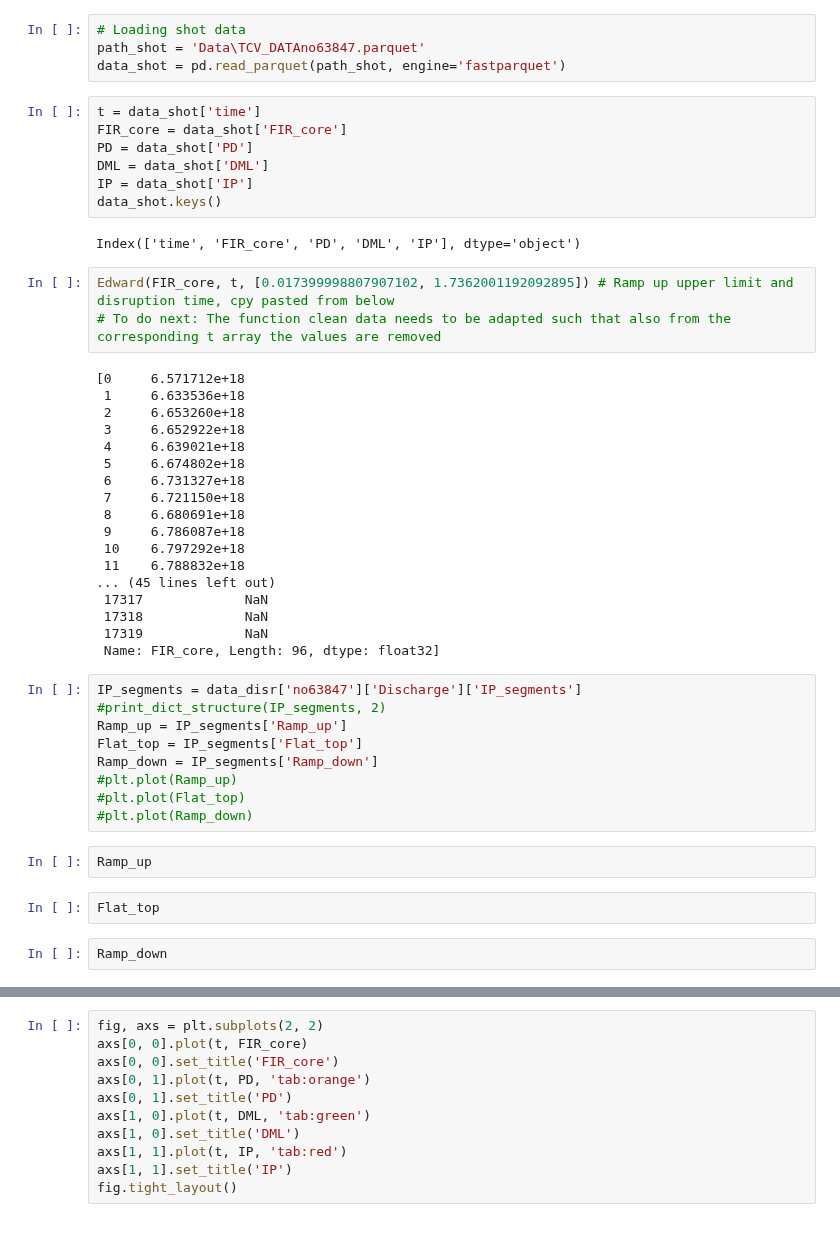
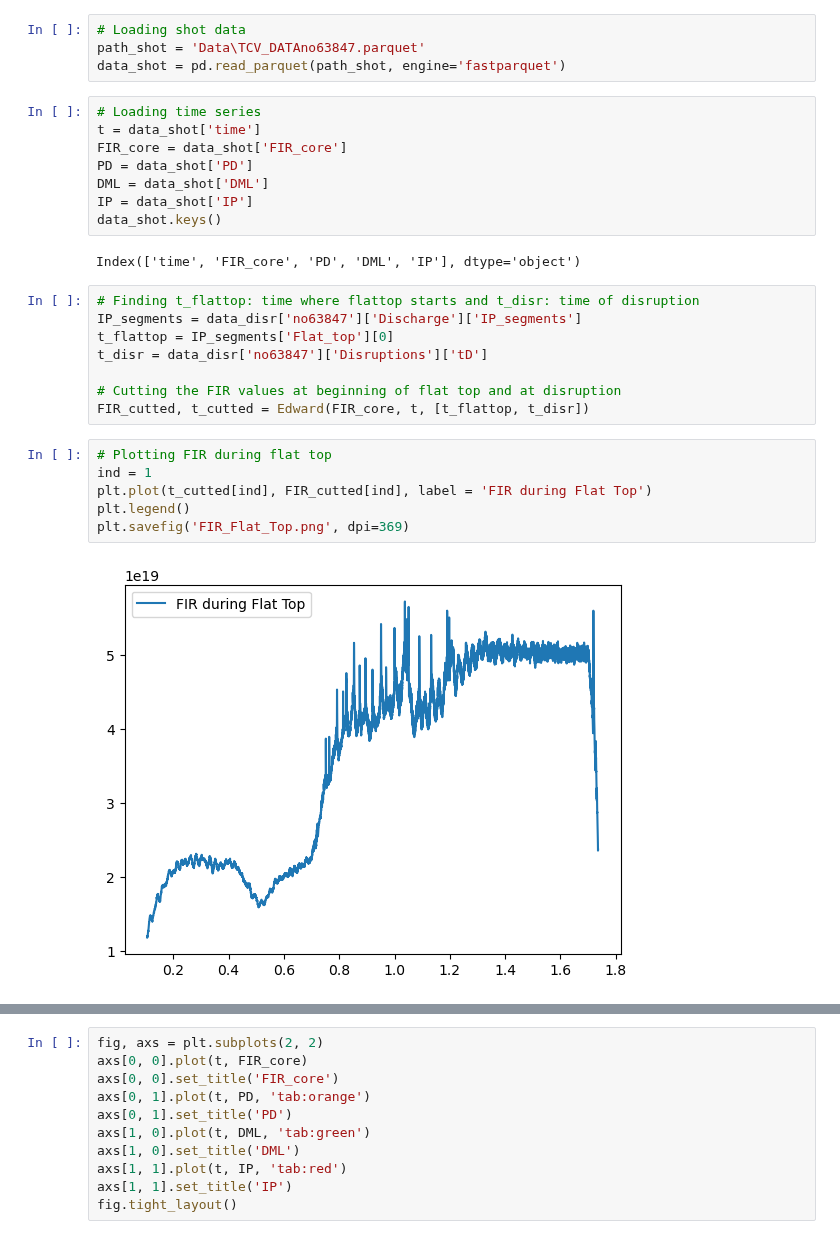
Before and after one commit to maxtost10/SPC-Runaway_Classifier, a Jupyter notebook: Data Analysis.ipynb, the cells around one changed output, grey strips where cells are left out. Cells and saved outputs as stored; diff of their text form.

```diff
--- a/Data Analysis.ipynb
+++ b/Data Analysis.ipynb
@@ -14,6 +14,7 @@ data_disr = load_json(path_disr)
 path_shot = 'Data\TCV_DATAno63847.parquet'
 data_shot = pd.read_parquet(path_shot, engine='fastparquet')
 # %%
+# Loading time series
 t = data_shot['time']
 FIR_core = data_shot['FIR_core']
 PD = data_shot['PD']
@@ -23,38 +24,18 @@ data_shot.keys()
 # %% [output]
 Index(['time', 'FIR_core', 'PD', 'DML', 'IP'], dtype='object')
 # %%
-Edward(FIR_core, t, [0.017399998807907102, 1.7362001192092895]) # Ramp up upper limit and disruption time, cpy pasted from below
-# To do next: The function clean data needs to be adapted such that also from the corresponding t array the values are removed
+# Finding t_flattop: time where flattop starts and t_disr: time of disruption
+IP_segments = data_disr['no63847']['Discharge']['IP_segments']
+t_flattop = IP_segments['Flat_top'][0]
+t_disr = data_disr['no63847']['Disruptions']['tD']
+
+# Cutting the FIR values at beginning of flat top and at disruption
+FIR_cutted, t_cutted = Edward(FIR_core, t, [t_flattop, t_disr])
-# %% [output]
-[0     6.571712e+18
- 1     6.633536e+18
- 2     6.653260e+18
- 3     6.652922e+18
- 4     6.639021e+18
- 5     6.674802e+18
- 6     6.731327e+18
- 7     6.721150e+18
- 8     6.680691e+18
- 9     6.786087e+18
- 10    6.797292e+18
- 11    6.788832e+18
-... (45 lines left out)
- 17317             NaN
- 17318             NaN
- 17319             NaN
- Name: FIR_core, Length: 96, dtype: float32]
-# %%
-IP_segments = data_disr['no63847']['Discharge']['IP_segments']
-#print_dict_structure(IP_segments, 2)
-Ramp_up = IP_segments['Ramp_up']
-Flat_top = IP_segments['Flat_top']
-Ramp_down = IP_segments['Ramp_down']
-#plt.plot(Ramp_up)
-#plt.plot(Flat_top)
-#plt.plot(Ramp_down)
-# %%
-Ramp_up
-# %%
-Flat_top
-# %%
-Ramp_down
+# %%
+# Plotting FIR during flat top
+ind = 1
+plt.plot(t_cutted[ind], FIR_cutted[ind], label = 'FIR during Flat Top')
+plt.legend()
+plt.savefig('FIR_Flat_Top.png', dpi=369)
+# %% [output]
+[figure, added]
```
Also changed, not shown: parts of 3 cells of this notebook, 1 other file.
